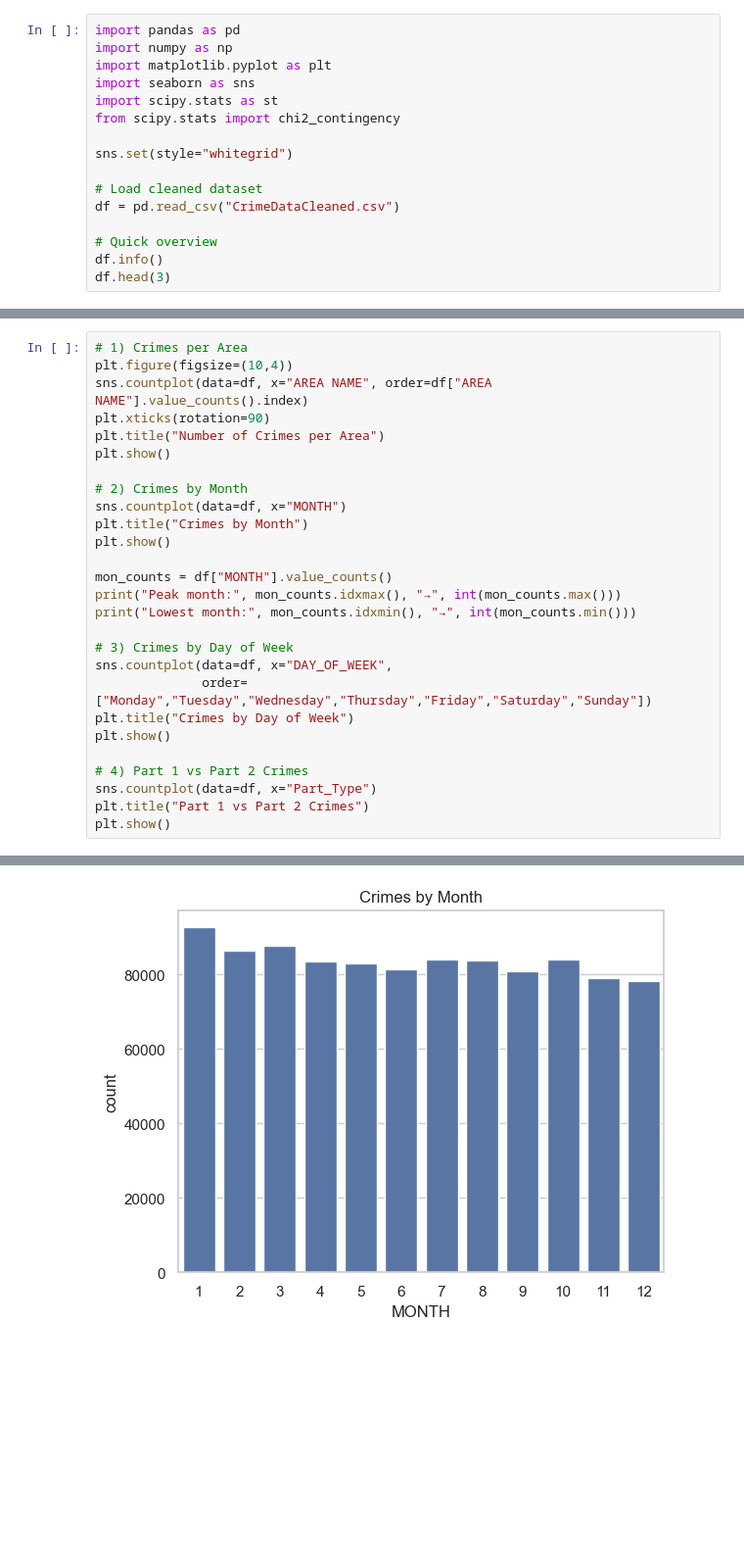
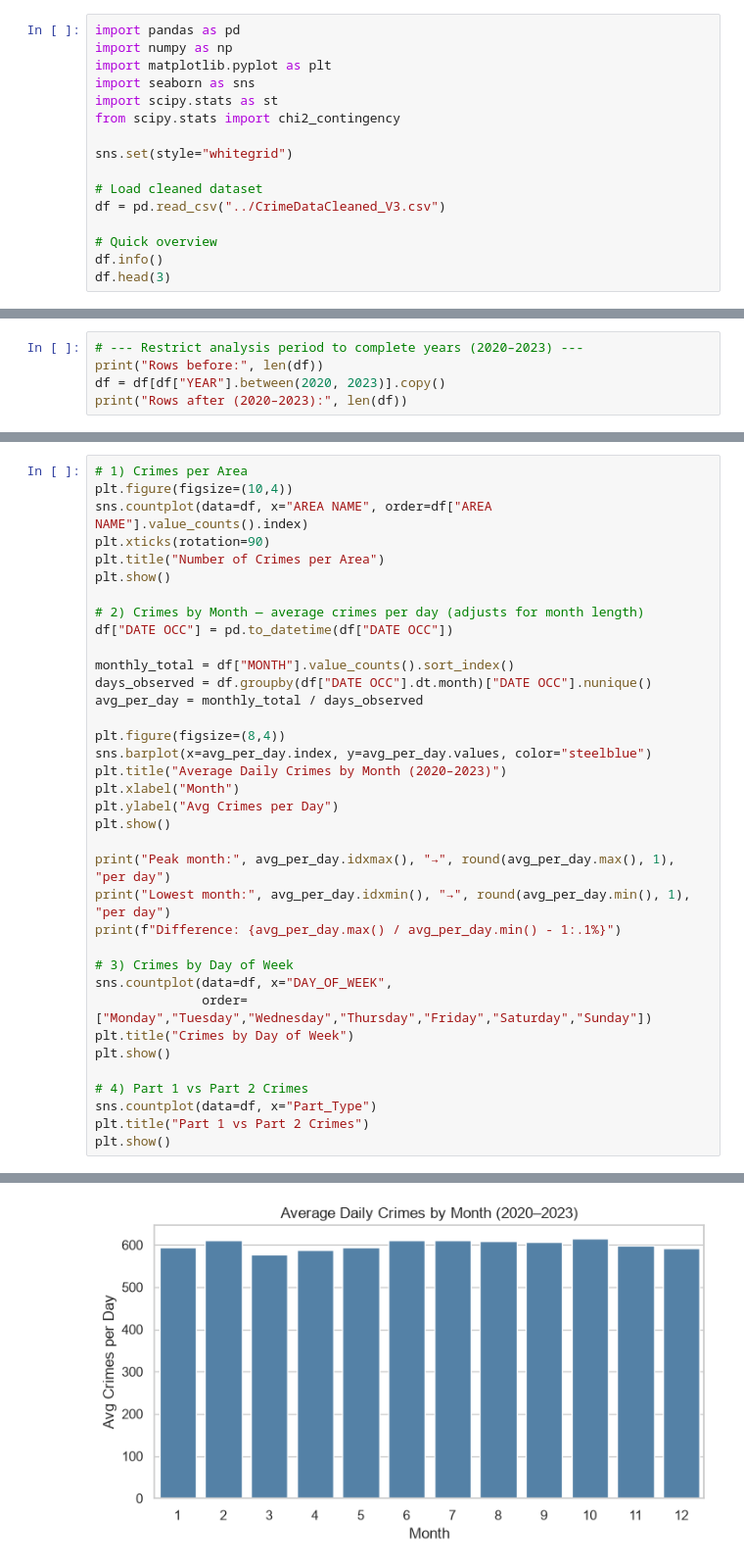
Before and after one commit to lisulee116/la-crime-data-analysis, a Jupyter notebook: project1_data_cleaning_eda/02_eda_visualization.ipynb, the cells around one changed output, grey strips where cells are left out. Shown at 98% size. Drawn from its saved outputs; the diff is of its cells as text; blank space fills up the shorter version.

Commit message:
Fix TIME_PERIOD bug, restrict analysis to 2020–2023, add statistical tests

```diff
--- a/project1_data_cleaning_eda/02_eda_visualization.ipynb
+++ b/project1_data_cleaning_eda/02_eda_visualization.ipynb
@@ -9,7 +9,7 @@ from scipy.stats import chi2_contingency
 sns.set(style="whitegrid")
 
 # Load cleaned dataset
-df = pd.read_csv("CrimeDataCleaned.csv")
+df = pd.read_csv("../CrimeDataCleaned_V3.csv")
 
 # Quick overview
 df.info()
@@ -39,0 +43,5 @@ memory usage: 254.9+ MB
+# %%
+# --- Restrict analysis period to complete years (2020–2023) ---
+print("Rows before:", len(df))
+df = df[df["YEAR"].between(2020, 2023)].copy()
+print("Rows after (2020–2023):", len(df))
@@ -45,14 +56,23 @@ plt.xticks(rotation=90)
 plt.title("Number of Crimes per Area")
 plt.show()
 
-# 2) Crimes by Month
-sns.countplot(data=df, x="MONTH")
-plt.title("Crimes by Month")
+# 2) Crimes by Month — average crimes per day (adjusts for month length)
+df["DATE OCC"] = pd.to_datetime(df["DATE OCC"])
+
+monthly_total = df["MONTH"].value_counts().sort_index()
+days_observed = df.groupby(df["DATE OCC"].dt.month)["DATE OCC"].nunique()
+avg_per_day = monthly_total / days_observed
+
+plt.figure(figsize=(8,4))
+sns.barplot(x=avg_per_day.index, y=avg_per_day.values, color="steelblue")
+plt.title("Average Daily Crimes by Month (2020–2023)")
+plt.xlabel("Month")
+plt.ylabel("Avg Crimes per Day")
 plt.show()
 
-mon_counts = df["MONTH"].value_counts()
-print("Peak month:", mon_counts.idxmax(), "→", int(mon_counts.max()))
-print("Lowest month:", mon_counts.idxmin(), "→", int(mon_counts.min()))
+print("Peak month:", avg_per_day.idxmax(), "→", round(avg_per_day.max(), 1), "per day")
+print("Lowest month:", avg_per_day.idxmin(), "→", round(avg_per_day.min(), 1), "per day")
+print(f"Difference: {avg_per_day.max() / avg_per_day.min() - 1:.1%}")
 
 # 3) Crimes by Day of Week
 sns.countplot(data=df, x="DAY_OF_WEEK",
@@ -69 +89 @@ plt.show()
-[figure, old version]
+[figure, new version]
```
Also changed, not shown: parts of 15 cells of this notebook, 2 other files.
